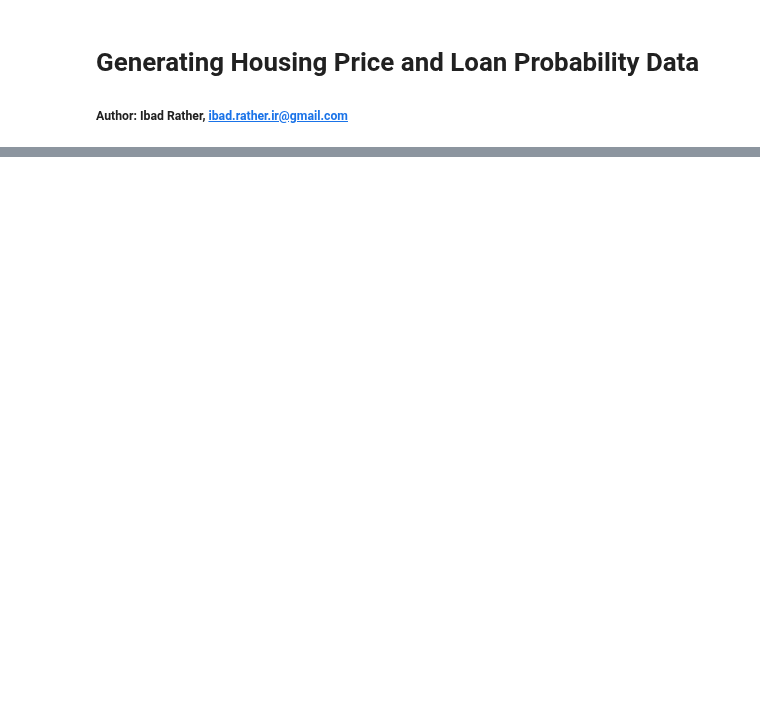
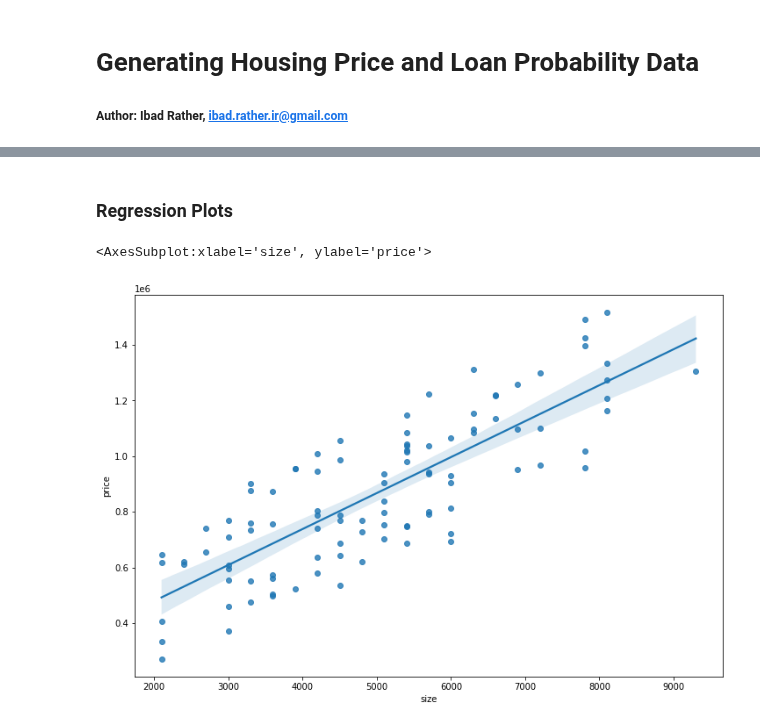
Before and after one commit to ibadrather/pytorch_learn, a Jupyter notebook: Part_17_Multi_Input_Multi_Output_pytorch/gen_housing_data.ipynb, the cells around one changed output, grey strips where cells are left out. Saved outputs shown, nothing was run; the diff lists cells and outputs as text; code cells hidden in the pictures; blank space fills up the shorter version.

Commit message:
generating housing data

```diff
--- a/Part_17_Multi_Input_Multi_Output_pytorch/gen_housing_data.ipynb
+++ b/Part_17_Multi_Input_Multi_Output_pytorch/gen_housing_data.ipynb
@@ -61,0 +117,3 @@ if __name__ =="__main__":
+# %%
+np.random.seed(51)
+dataset = gen_housing_data(n=100)
@@ -61,0 +138,5 @@ if __name__ =="__main__":
+# %%
+import matplotlib.pyplot as plt
+import seaborn as sns
+%matplotlib inline
+plt.rcParams["figure.figsize"] = (12,8)
@@ -61,0 +159,7 @@ if __name__ =="__main__":
+# %% [markdown]
+### Regression Plots
+# %%
+sns.regplot(x="size", y="price", data=dataset)
+# %% [output]
+<AxesSubplot:xlabel='size', ylabel='price'>
+[figure, added]
```
Also changed, not shown: parts of 18 cells of this notebook, 1 other file.
